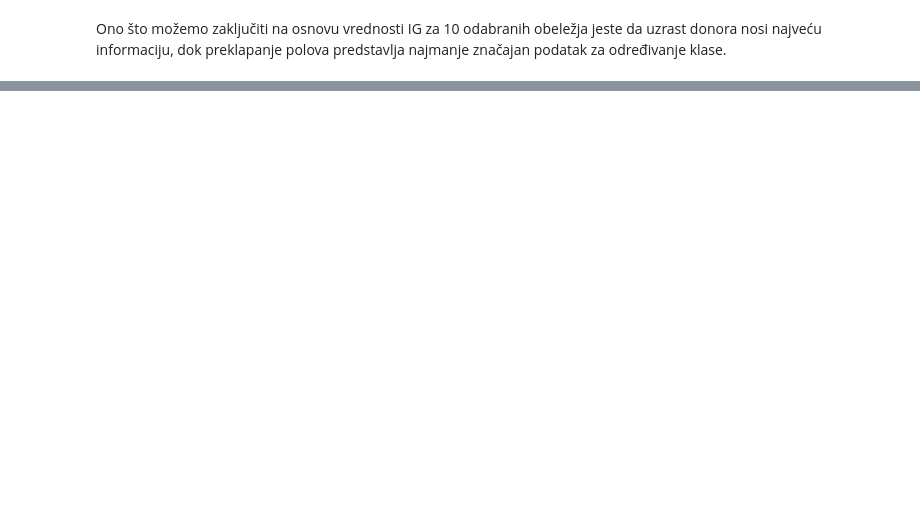
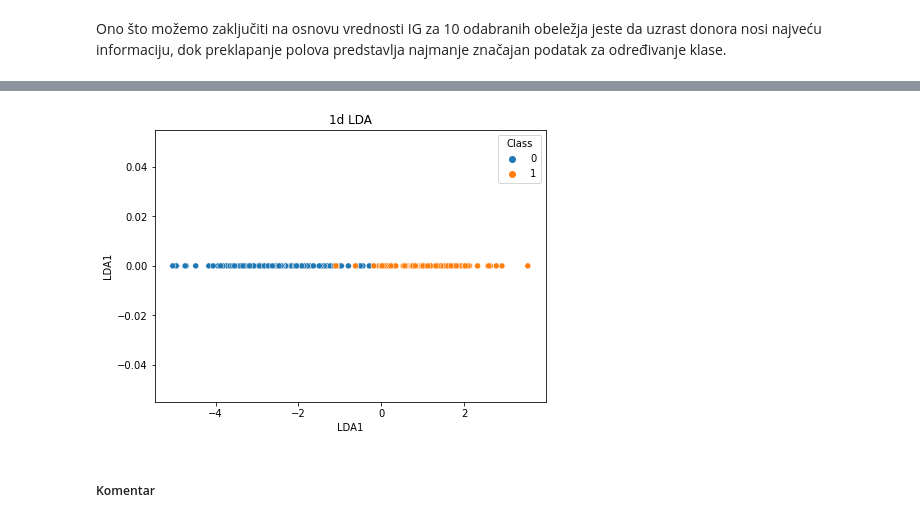
Before and after one commit to nedeljkovicmajaa/som-projekat, a Jupyter notebook: som-projekat-main.ipynb, the cells around one changed output, grey strips where cells are left out. Saved outputs shown, nothing was run; the diff lists cells and outputs as text; code cells hidden in the pictures; blank space fills up the shorter version.

```diff
--- a/som-projekat-main.ipynb
+++ b/som-projekat-main.ipynb
@@ -293,0 +432,15 @@ Ono što možemo zaključiti na osnovu vrednosti IG za 10 odabranih obeležja je
+# %%
+lda = LDA(solver = 'eigen', n_components = 1)
+data_lda_fcd = pd.DataFrame(lda.fit_transform(X_norm, D))
+
+data_lda_fcd = pd.concat((data_lda_fcd, D), axis = 1)
+data_lda_fcd.columns = ['LDA1', 'Class']
+# %%
+plt.figure(figsize = (7, 5))
+sns.scatterplot(x = data_lda_fcd['LDA1'], y = [0]*data_lda_fcd['LDA1'], hue = data_lda_fcd['Class'])
+plt.title('1d LDA')
+plt.show()
+# %% [output]
+[figure, added]
+# %% [markdown]
+##### Komentar
```
Also changed, not shown: parts of 35 cells of this notebook.
